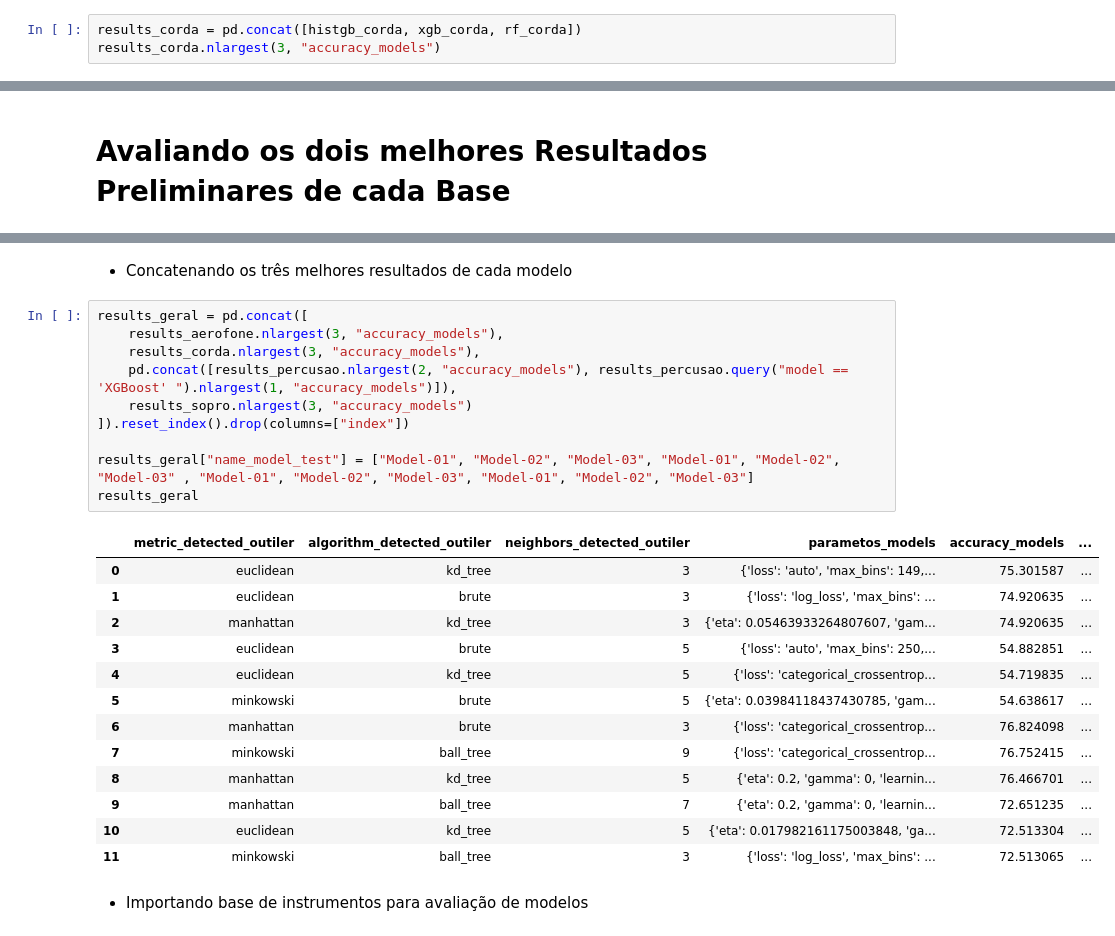
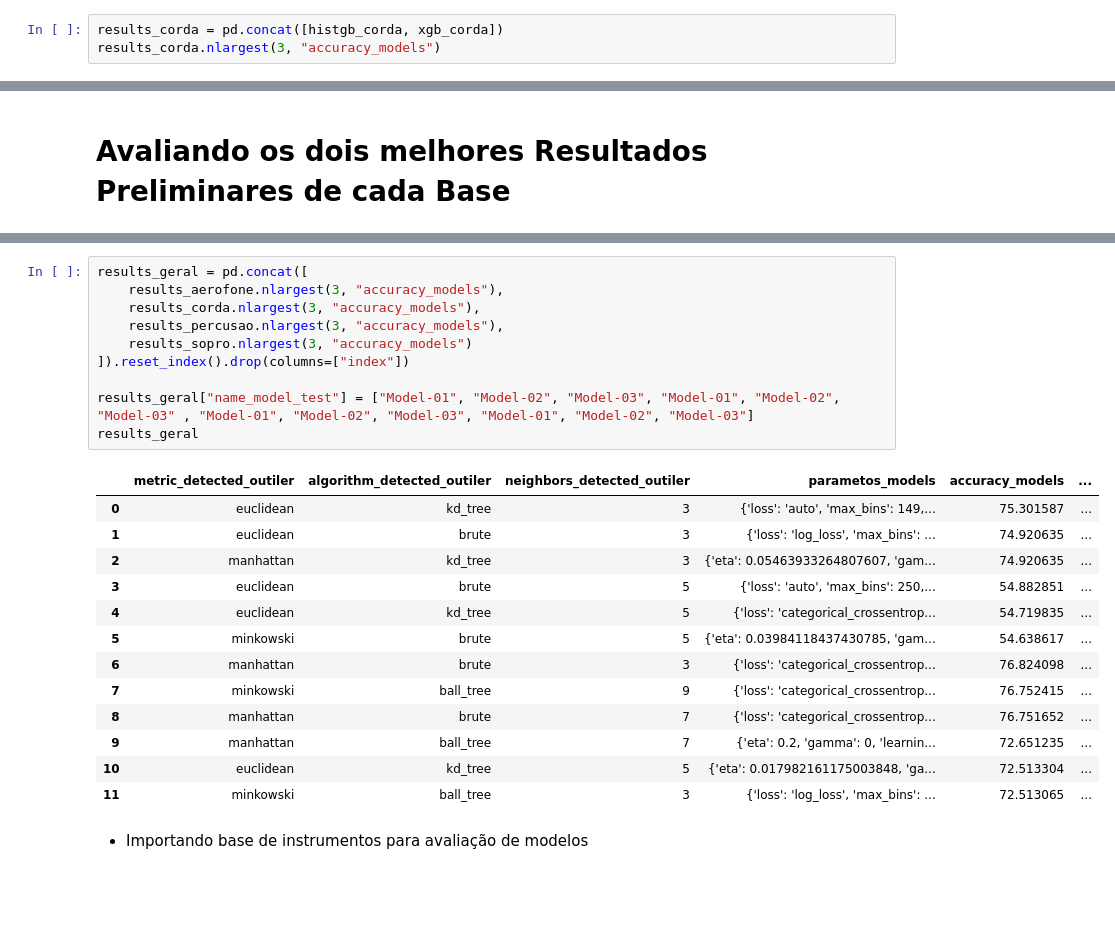
Before and after one commit to Douglas-cc/detected_instruments, a Jupyter notebook: notebooks/avaliacao_models.ipynb, the cells around one changed output, grey strips where cells are left out. Drawn from its saved outputs; the diff is of its cells as text; blank space fills up the shorter version.

Commit message:
Revert "add graficos e tabela de resultados"
This reverts commit 9d0a424052d58f1daf1e3815e3aeee862353071b.

```diff
--- a/notebooks/avaliacao_models.ipynb
+++ b/notebooks/avaliacao_models.ipynb
@@ -250,5 +231,5 @@ rf_corda.nlargest(10, "accuracy_models")
 # %%
-results_corda = pd.concat([histgb_corda, xgb_corda, rf_corda])
+results_corda = pd.concat([histgb_corda, xgb_corda])
 results_corda.nlargest(3, "accuracy_models")
 # %% [output]
 |  | metric_detected_outiler | algorithm_detected_outiler | neighbors_detected_outiler | parametos_models | accuracy_models | ... |
@@ -345,26 +303,24 @@ all_results
-# %% [markdown]
-- Concatenando os três melhores resultados de cada modelo
 # %%
 results_geral = pd.concat([
     results_aerofone.nlargest(3, "accuracy_models"),
     results_corda.nlargest(3, "accuracy_models"),
-    pd.concat([results_percusao.nlargest(2, "accuracy_models"), results_percusao.query("model == 'XGBoost' ").nlargest(1, "accuracy_models")]),
+    results_percusao.nlargest(3, "accuracy_models"),
     results_sopro.nlargest(3, "accuracy_models")
 ]).reset_index().drop(columns=["index"])
 
 results_geral["name_model_test"] = ["Model-01", "Model-02", "Model-03", "Model-01", "Model-02", "Model-03" , "Model-01", "Model-02", "Model-03", "Model-01", "Model-02", "Model-03"]
 results_geral
 # %% [output]
 |  | metric_detected_outiler | algorithm_detected_outiler | neighbors_detected_outiler | parametos_models | accuracy_models | ... |
 | 0 | euclidean | kd_tree | 3 | {'loss': 'auto', 'max_bins': 149,... | 75.301587 | ... |
 | 1 | euclidean | brute | 3 | {'loss': 'log_loss', 'max_bins': ... | 74.920635 | ... |
 | 2 | manhattan | kd_tree | 3 | {'eta': 0.05463933264807607, 'gam... | 74.920635 | ... |
 | 3 | euclidean | brute | 5 | {'loss': 'auto', 'max_bins': 250,... | 54.882851 | ... |
 | 4 | euclidean | kd_tree | 5 | {'loss': 'categorical_crossentrop... | 54.719835 | ... |
 | 5 | minkowski | brute | 5 | {'eta': 0.03984118437430785, 'gam... | 54.638617 | ... |
 | 6 | manhattan | brute | 3 | {'loss': 'categorical_crossentrop... | 76.824098 | ... |
 | 7 | minkowski | ball_tree | 9 | {'loss': 'categorical_crossentrop... | 76.752415 | ... |
-| 8 | manhattan | kd_tree | 5 | {'eta': 0.2, 'gamma': 0, 'learnin... | 76.466701 | ... |
+| 8 | manhattan | brute | 7 | {'loss': 'categorical_crossentrop... | 76.751652 | ... |
 | 9 | manhattan | ball_tree | 7 | {'eta': 0.2, 'gamma': 0, 'learnin... | 72.651235 | ... |
 | 10 | euclidean | kd_tree | 5 | {'eta': 0.017982161175003848, 'ga... | 72.513304 | ... |
 | 11 | minkowski | ball_tree | 3 | {'loss': 'log_loss', 'max_bins': ... | 72.513065 | ... |
```
Also changed, not shown: parts of 62 cells of this notebook, 4 other files.
